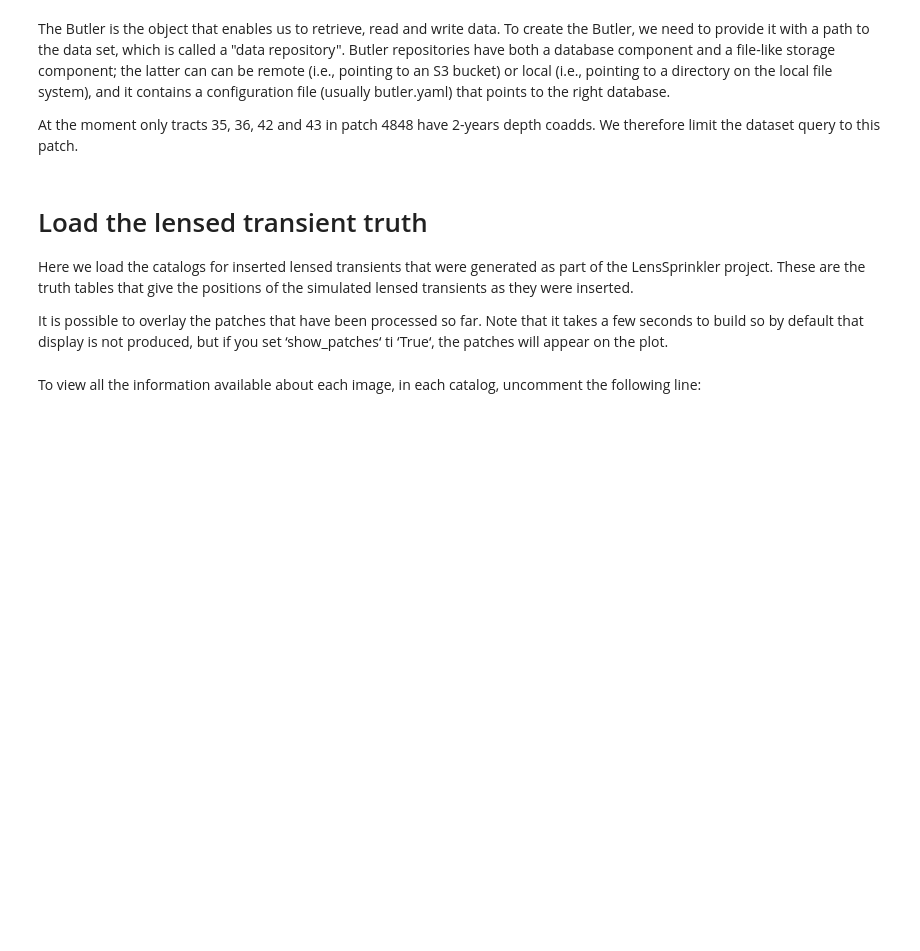
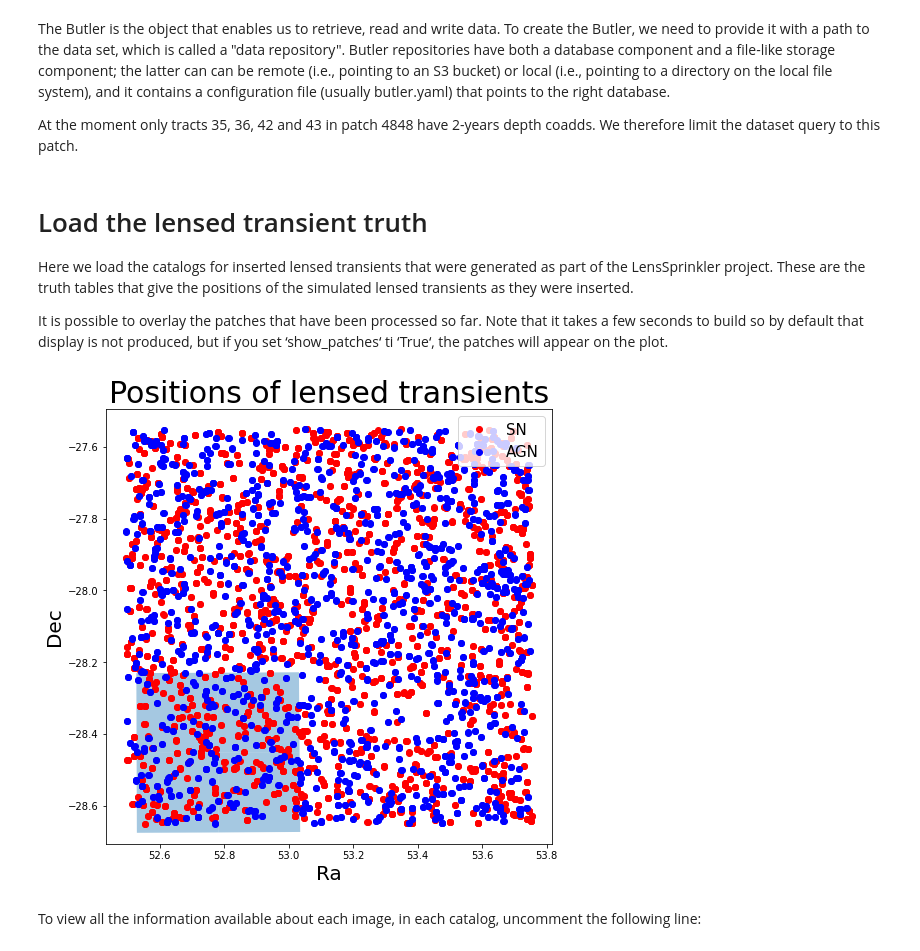
Before and after one commit to LSST-strong-lensing/DC2-notebooks, a Jupyter notebook: Lensed_Transient_Coadds.ipynb, the cells around one changed output. Drawn from its saved outputs; the diff is of its cells as text; code cells hidden in the pictures; blank space fills up the shorter version.

```diff
--- a/Lensed_Transient_Coadds.ipynb
+++ b/Lensed_Transient_Coadds.ipynb
@@ -131,7 +131,7 @@ truth_sn = 'updated_lensed_sne_truth.db'
 truth_agn = 'updated_lensed_agn_truth.db'
 
 # Set to true to visualize the tract:4848, patches:35,36,42,43 area.
-show_patches = False
+show_patches = True
 
 try:
     conn_sn = sqlite3.connect(folder+truth_sn)
@@ -158,33 +158,35 @@ plt.plot(sn.ra, sn.dec, 'or', label = 'SN')
 plt.plot(agn.ra, agn.dec, 'ob', label = 'AGN')
 plt.xlabel('Ra', fontsize = 20)
 plt.ylabel('Dec', fontsize = 20)
 plt.legend(fontsize = 15, loc="upper right")
 
 
 # Display available patches
 if show_patches == True:
     patches = []
 
     for tractInfo in skymap:
         if tractInfo.getId() == 4848:
             for patch in tractInfo:
                 if patch.getSequentialIndex() in [35, 36, 42, 43]:
                     ibb=patch.getInnerBBox()
                     tWCS=tractInfo.getWcs()
                     corners = []
                     for corner in ibb.getCorners():
                         p = geom.Point2D(corner.getX(), corner.getY())
                         coord = tWCS.pixelToSky(p)
                         corners.append([coord.getRa().asDegrees(), coord.getDec().asDegrees()])
                     #print(corners)
                     polygon = Polygon(corners,True)
                     patches.append(polygon)
 
 
     p = PatchCollection(patches, cmap=cm.jet, alpha=0.4)
     ax.add_collection(p)
 
 plt.show()
+# %% [output]
+[figure, added]
 # %% [markdown]
 To view all the information available about each image, in each catalog, uncomment the following line:
 # %%
```
Also changed, not shown: parts of 4 cells of this notebook, 1 other file.
